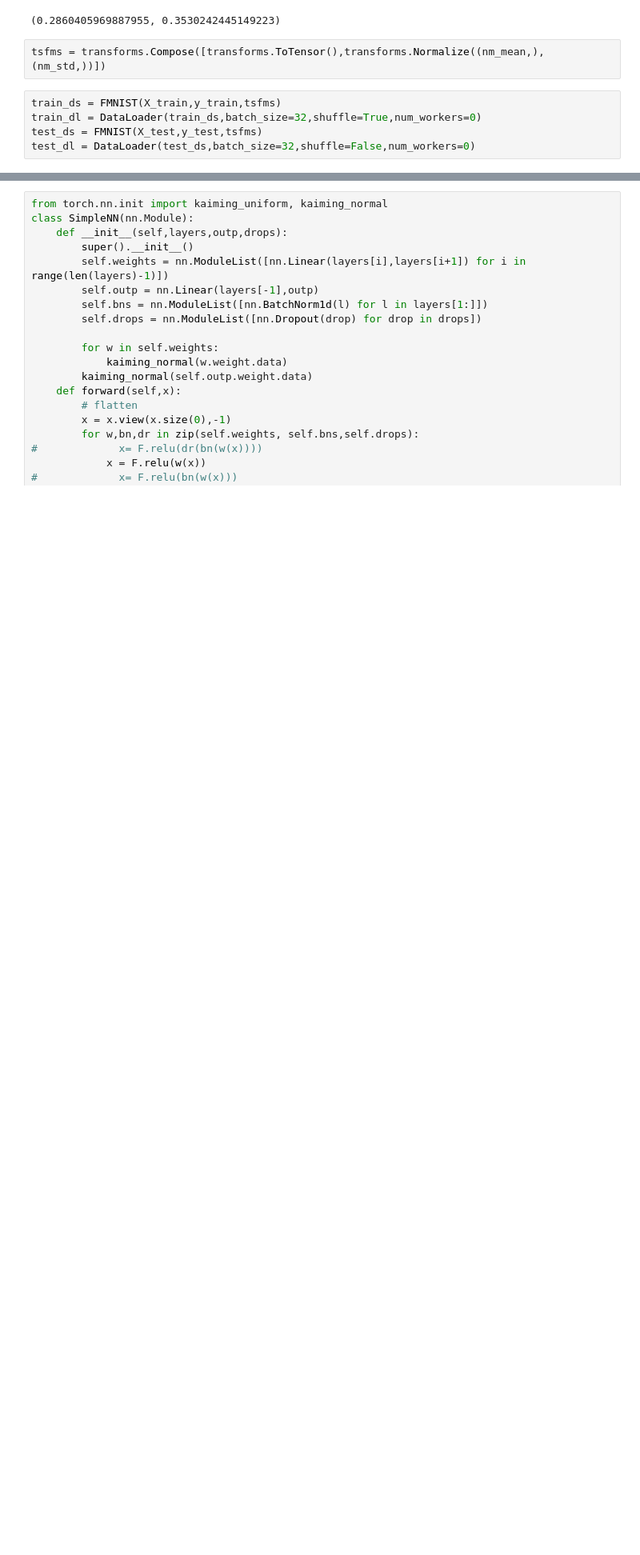
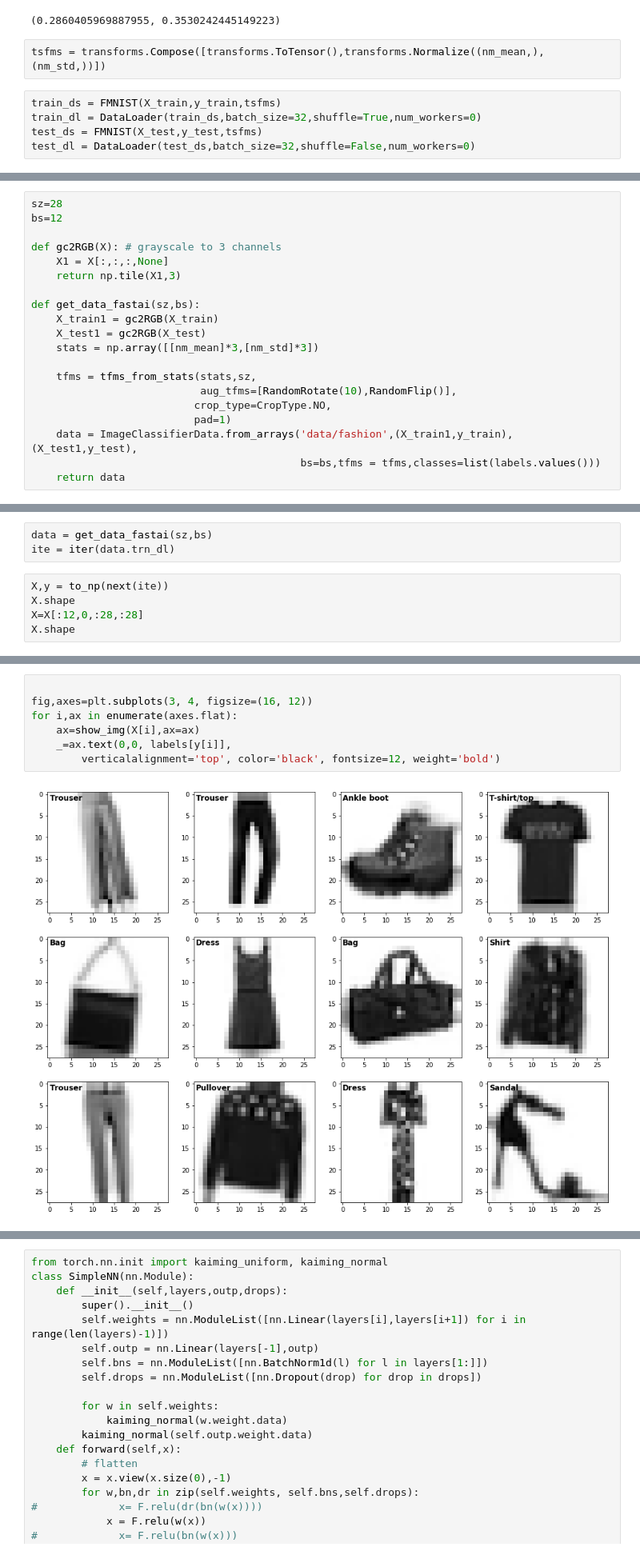
Before and after one commit to anhquan0412/basic_model_scratch, a Jupyter notebook: NN_pytorch.ipynb, the cells around one changed output, grey strips where cells are left out. Shown at 80% size. Saved outputs shown, nothing was run; the diff lists cells and outputs as text; blank space fills up the shorter version.

```diff
--- a/NN_pytorch.ipynb
+++ b/NN_pytorch.ipynb
@@ -185,0 +173,20 @@ test_dl = DataLoader(test_ds,batch_size=32,shuffle=False,num_workers=0)
+# %%
+sz=28
+bs=12
+
+def gc2RGB(X): # grayscale to 3 channels
+    X1 = X[:,:,:,None]
+    return np.tile(X1,3)
+
+def get_data_fastai(sz,bs):
+    X_train1 = gc2RGB(X_train)
+    X_test1 = gc2RGB(X_test)
+    stats = np.array([[nm_mean]*3,[nm_std]*3])
+
+    tfms = tfms_from_stats(stats,sz,
+                           aug_tfms=[RandomRotate(10),RandomFlip()],
+                          crop_type=CropType.NO,
+                          pad=1)
+    data = ImageClassifierData.from_arrays('data/fashion',(X_train1,y_train),(X_test1,y_test),
+                                           bs=bs,tfms = tfms,classes=list(labels.values()))
+    return data
@@ -185,0 +195,8 @@ test_dl = DataLoader(test_ds,batch_size=32,shuffle=False,num_workers=0)
+# %%
+data = get_data_fastai(sz,bs)
+ite = iter(data.trn_dl)
+# %%
+X,y = to_np(next(ite))
+X.shape
+X=X[:12,0,:28,:28]
+X.shape
@@ -185,0 +206,9 @@ test_dl = DataLoader(test_ds,batch_size=32,shuffle=False,num_workers=0)
+# %%
+
+fig,axes=plt.subplots(3, 4, figsize=(16, 12))
+for i,ax in enumerate(axes.flat):
+    ax=show_img(X[i],ax=ax)
+    _=ax.text(0,0, labels[y[i]],
+        verticalalignment='top', color='black', fontsize=12, weight='bold')
+# %% [output]
+[figure, added]
```
Also changed, not shown: parts of 25 cells of this notebook, 1 other file.
